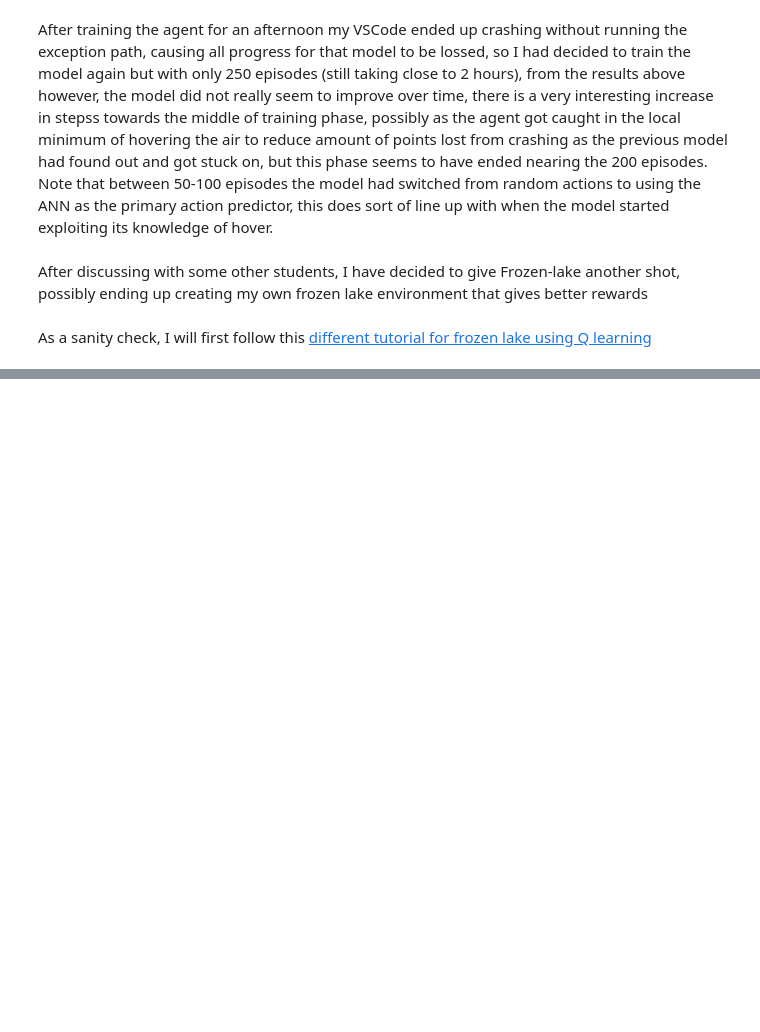
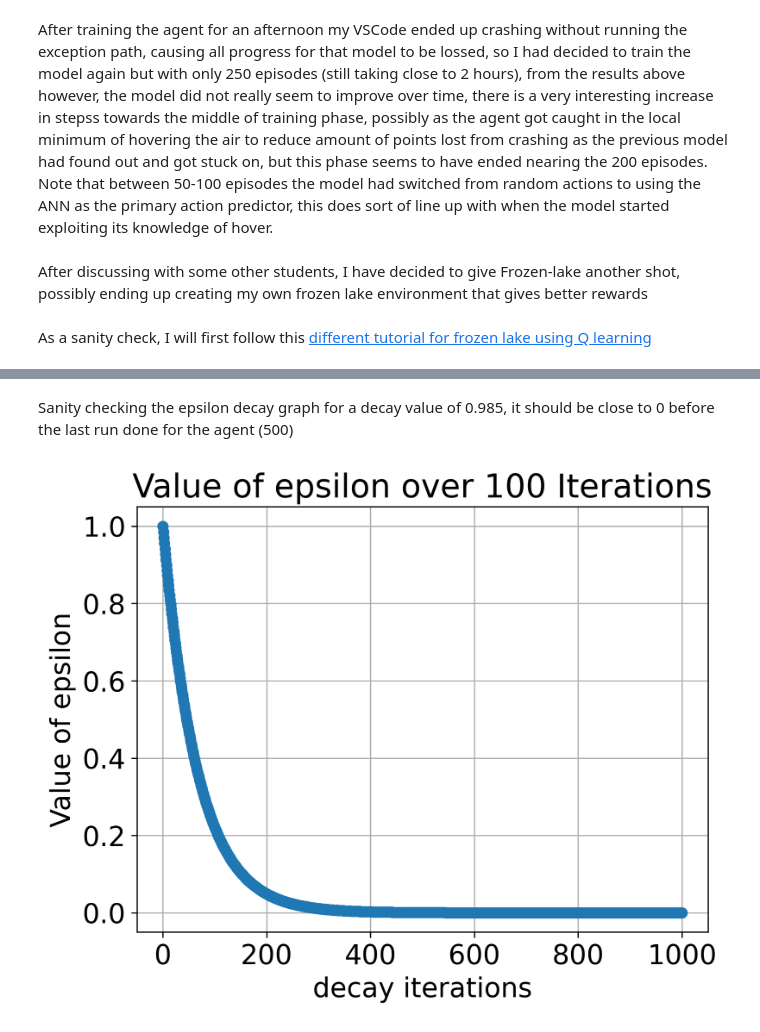
Before and after one commit to Thomas-Molen/FHICT-S7-AI, a Jupyter notebook: ReinforcementLearning/RLExploration.ipynb, the cells around one changed output, grey strips where cells are left out. Drawn from its saved outputs; the diff is of its cells as text; code cells hidden in the pictures; blank space fills up the shorter version.

```diff
--- a/ReinforcementLearning/RLExploration.ipynb
+++ b/ReinforcementLearning/RLExploration.ipynb
@@ -807,0 +817,25 @@ As a sanity check, this has done the complete opposite of give me more sanity, i
+# %% [markdown]
+Sanity checking the epsilon decay graph for a decay value of 0.985, it should be close to 0 before the last run done for the agent (500)
+# %%
+import matplotlib.pyplot as plt
+
+epsilon = 1
+iterations = 1000
+epsilon_values = [epsilon]
+
+for i in range(iterations):
+    epsilon *= 0.985
+    epsilon_values.append(epsilon)
+
+iteration_numbers = list(range(iterations + 1))
+
+plt.plot(iteration_numbers, epsilon_values, marker='o', linestyle='-')
+
+plt.xlabel("decay iterations")
+plt.ylabel("Value of epsilon")
+plt.title("Value of epsilon over 100 Iterations")
+
+plt.grid(True)
+plt.show()
+# %% [output]
+[figure, added]
```
Also changed, not shown: parts of 7 cells of this notebook, 1 other file.
